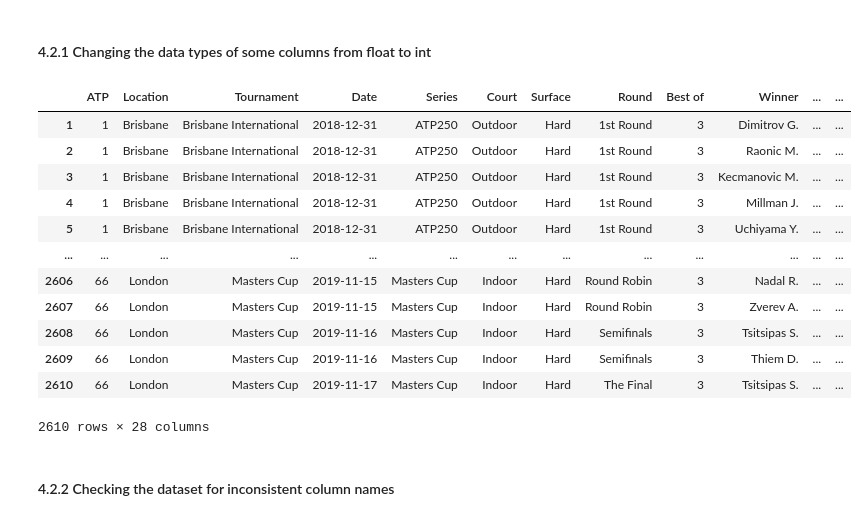
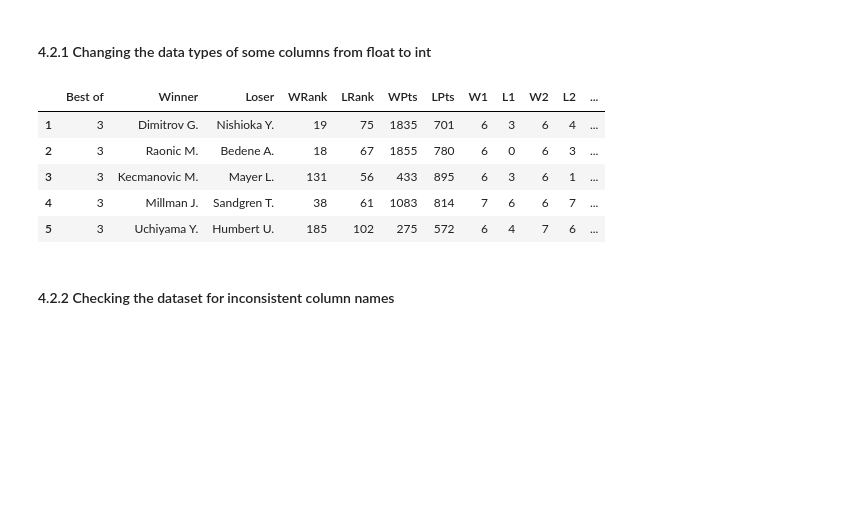
Before and after one commit to Godadoreu/ATP2019season, a Jupyter notebook: Project1.ipynb, the cells around one changed output. Saved outputs shown, nothing was run; the diff lists cells and outputs as text; code cells hidden in the pictures; blank space fills up the shorter version.

```diff
--- a/Project1.ipynb
+++ b/Project1.ipynb
@@ -167,30 +189,24 @@ Some of the steps which is need to be done in order to be sure:
 # %% [markdown]
 #### 4.2.1 Changing the data types of some columns from float to int
 # %%
-# Changing of some column data types from from float to int for better representation
+# Changing of some column data types from from float to int for better data representation
 # pd.Int16Dtype() can work with null values
 dropped_df=dropped_df.astype({"W1": pd.Int16Dtype(), "W2": pd.Int16Dtype(),
                 "WRank": pd.Int16Dtype(), "LRank": pd.Int16Dtype(),
                 "L1": pd.Int16Dtype(), "L2": pd.Int16Dtype(),
                 "W3": pd.Int16Dtype(),"L3":pd.Int16Dtype(),"W4":pd.Int16Dtype(),
                 "L4":pd.Int16Dtype(),"W5":pd.Int16Dtype(),"L5":pd.Int16Dtype(),"Wsets":pd.Int16Dtype(),
                 "Lsets":pd.Int16Dtype(),"WPts":pd.Int16Dtype(),"LPts":pd.Int16Dtype()
                     })
-dropped_df
+# The results of data type change
+dropped_df.loc[1:5,"Best of":"Comment"]
 # %% [output]
-|  | ATP | Location | Tournament | Date | Series | Court | Surface | Round | Best of | Winner | ... | ... |
-| 1 | 1 | Brisbane | Brisbane International | 2018-12-31 | ATP250 | Outdoor | Hard | 1st Round | 3 | Dimitrov G. | ... | ... |
-| 2 | 1 | Brisbane | Brisbane International | 2018-12-31 | ATP250 | Outdoor | Hard | 1st Round | 3 | Raonic M. | ... | ... |
-| 3 | 1 | Brisbane | Brisbane International | 2018-12-31 | ATP250 | Outdoor | Hard | 1st Round | 3 | Kecmanovic M. | ... | ... |
-| 4 | 1 | Brisbane | Brisbane International | 2018-12-31 | ATP250 | Outdoor | Hard | 1st Round | 3 | Millman J. | ... | ... |
-| 5 | 1 | Brisbane | Brisbane International | 2018-12-31 | ATP250 | Outdoor | Hard | 1st Round | 3 | Uchiyama Y. | ... | ... |
-| ... | ... | ... | ... | ... | ... | ... | ... | ... | ... | ... | ... | ... |
-| 2606 | 66 | London | Masters Cup | 2019-11-15 | Masters Cup | Indoor | Hard | Round Robin | 3 | Nadal R. | ... | ... |
-| 2607 | 66 | London | Masters Cup | 2019-11-15 | Masters Cup | Indoor | Hard | Round Robin | 3 | Zverev A. | ... | ... |
-| 2608 | 66 | London | Masters Cup | 2019-11-16 | Masters Cup | Indoor | Hard | Semifinals | 3 | Tsitsipas S. | ... | ... |
-| 2609 | 66 | London | Masters Cup | 2019-11-16 | Masters Cup | Indoor | Hard | Semifinals | 3 | Thiem D. | ... | ... |
-| 2610 | 66 | London | Masters Cup | 2019-11-17 | Masters Cup | Indoor | Hard | The Final | 3 | Tsitsipas S. | ... | ... |
+|  | Best of | Winner | Loser | WRank | LRank | WPts | LPts | W1 | L1 | W2 | L2 | ... |
+| 1 | 3 | Dimitrov G. | Nishioka Y. | 19 | 75 | 1835 | 701 | 6 | 3 | 6 | 4 | ... |
+| 2 | 3 | Raonic M. | Bedene A. | 18 | 67 | 1855 | 780 | 6 | 0 | 6 | 3 | ... |
+| 3 | 3 | Kecmanovic M. | Mayer L. | 131 | 56 | 433 | 895 | 6 | 3 | 6 | 1 | ... |
+| 4 | 3 | Millman J. | Sandgren T. | 38 | 61 | 1083 | 814 | 7 | 6 | 6 | 7 | ... |
+| 5 | 3 | Uchiyama Y. | Humbert U. | 185 | 102 | 275 | 572 | 6 | 4 | 7 | 6 | ... |
-2610 rows × 28 columns
 # %% [markdown]
 #### 4.2.2 Checking the dataset for inconsistent column names
 # %%
```
Also changed, not shown: parts of 8 cells of this notebook.
